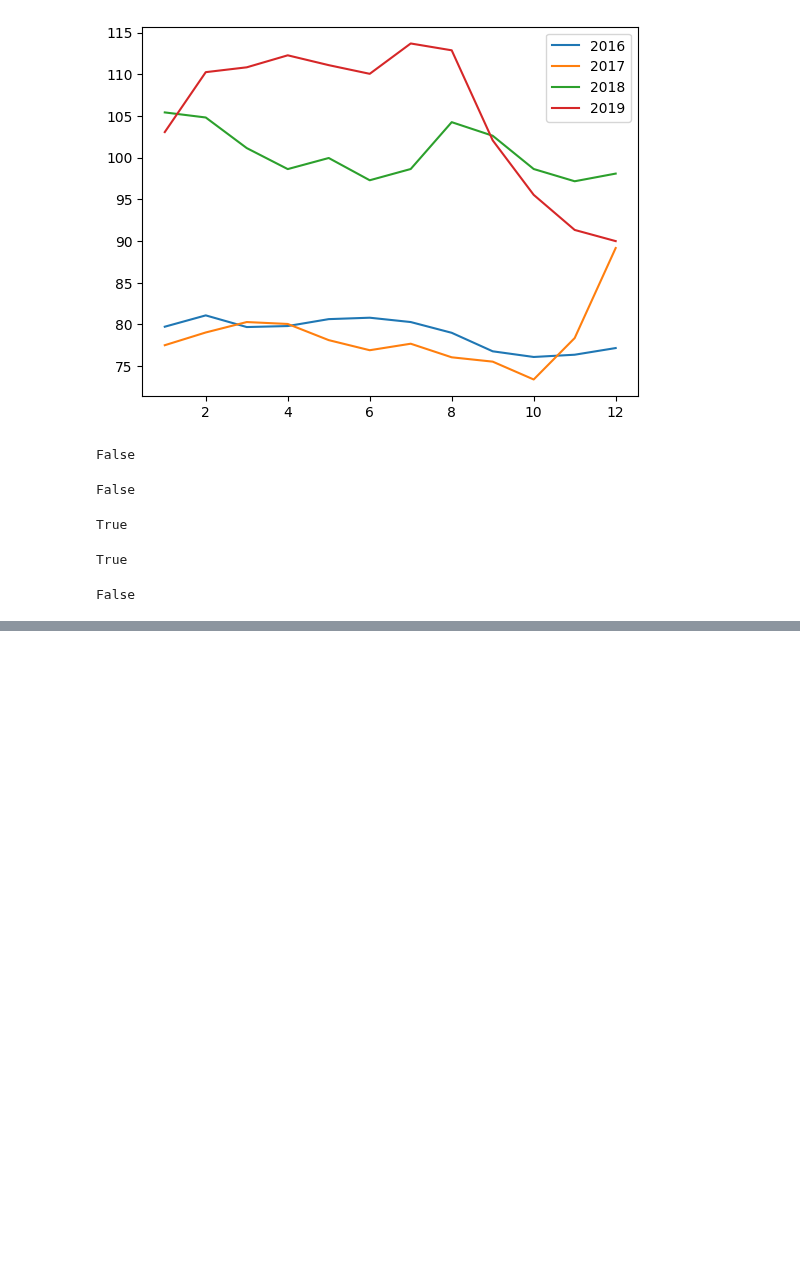
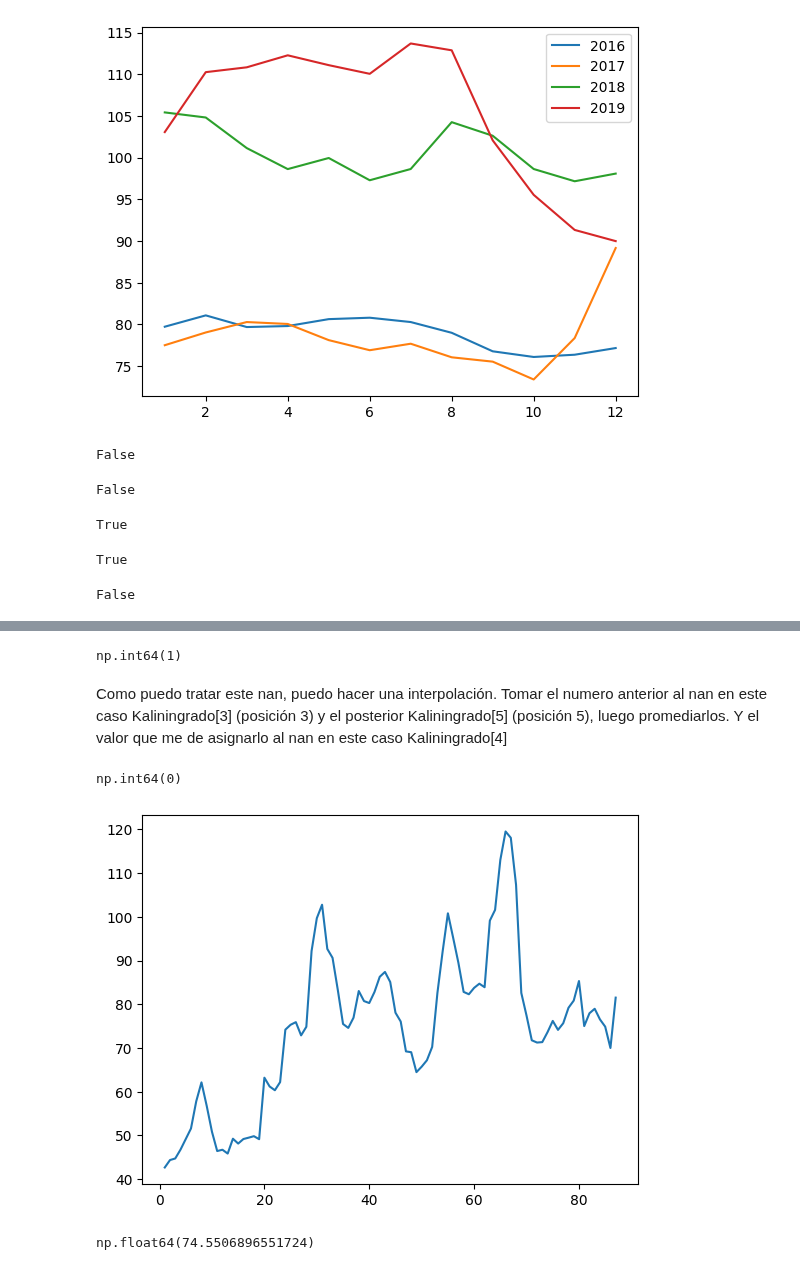
Before and after one commit to Nataliahfk/Python_Data_Science, a Jupyter notebook: Numpy.ipynb, the cells around one changed output, grey strips where cells are left out. Cells and saved outputs as stored; diff of their text form; code cells hidden in the pictures; blank space fills up the shorter version.

```diff
--- a/Numpy.ipynb
+++ b/Numpy.ipynb
@@ -311,0 +347,4 @@ False
+# %%
+np.sum(np.isnan(Kaliningrado)) # me va a mostrar la cantidad de nan que hay en el array, en este caso 1
+# %% [output]
+np.int64(1)
@@ -311,0 +353,18 @@ False
+# %% [markdown]
+Como puedo tratar este nan, puedo hacer una interpolación. Tomar el numero anterior al nan en este caso Kaliningrado[3] (posición 3) y el posterior Kaliningrado[5] (posición 5), luego promediarlos. Y el valor que me de asignarlo al nan en este caso Kaliningrado[4]
+# %%
+Kaliningrado[4]= (Kaliningrado[3] + Kaliningrado[5])/2
+Kaliningrado[4]
+# %%
+np.sum(np.isnan(Kaliningrado)) # Muestra 0 , pk el nan fue reemplazado
+# %% [output]
+np.int64(0)
+# %%
+plt.plot(fechas,Kaliningrado) #  plt.plot() dibuja una línea
+plt.show()
+# %% [output]
+[figure, added]
+# %%
+np.mean(Kaliningrado)
+# %% [output]
+np.float64(74.5506896551724)
```
Also changed, not shown: parts of 12 cells of this notebook.
